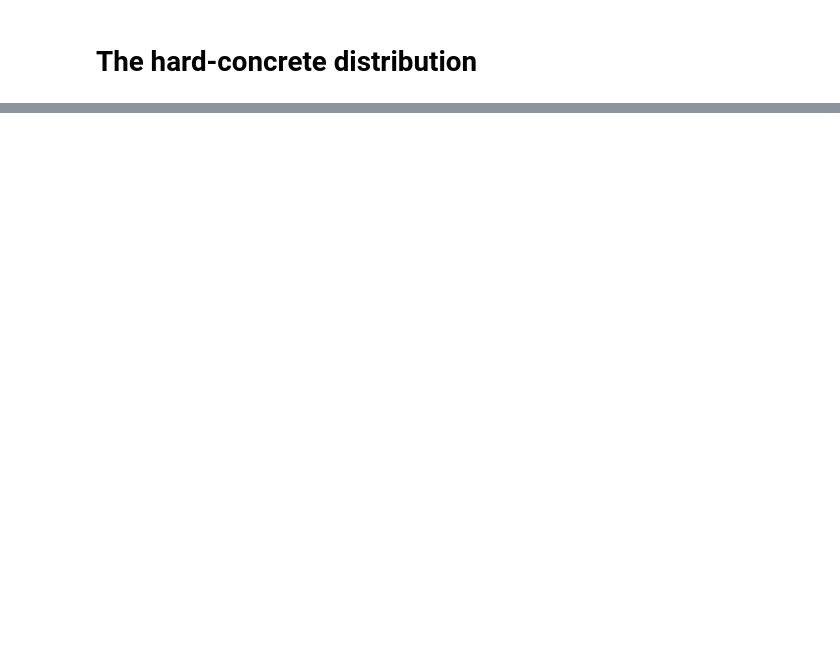
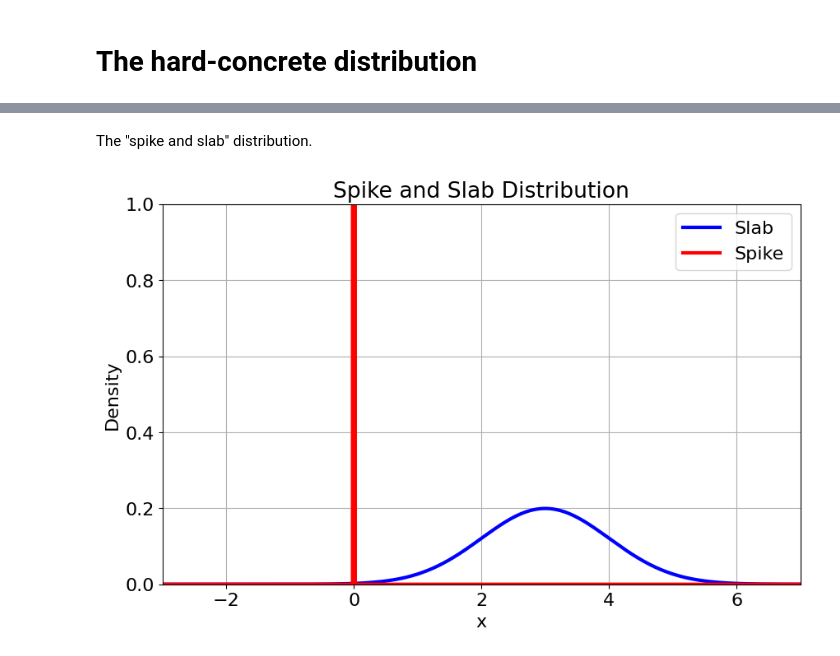
Before and after one commit to nicob15/Sparsifying-Parametric-Models-with-L0, a Jupyter notebook: Hard_concrete_distribution.ipynb, the cells around one changed output, grey strips where cells are left out. Saved outputs shown, nothing was run; the diff lists cells and outputs as text; code cells hidden in the pictures; blank space fills up the shorter version.

```diff
--- a/Hard_concrete_distribution.ipynb
+++ b/Hard_concrete_distribution.ipynb
@@ -10 +55,40 @@ import math
+# %% [markdown]
+The "spike and slab" distribution.
+# %%
+# Parameters for the spike and slab
+spike_location = 0
+spike_weight = 0.5
+slab_mean = 3.0
+slab_std = 1
+slab_weight = 1 - spike_weight
+
+# Generate x values
+x = np.linspace(-7, 7, 1000)
+
+# Spike component (Dirac delta function at zero, approximated by a very sharp peak)
+spike_height = spike_weight / 0.01
+spike = np.zeros_like(x)
+spike[np.abs(x - spike_location) < 0.01] = spike_height
+
+# Slab component (normal distribution)
+slab = slab_weight * norm.pdf(x, loc=slab_mean, scale=slab_std)
+
+# Combine spike and slab
+combined = spike + slab
+
+# Plotting
+plt.figure(figsize=(10, 6))
+plt.plot(x, slab, label='Slab', color='blue', linewidth=3)
+plt.plot(x, spike, label='Spike', color='red', linewidth=3)
+plt.grid(True)
+plt.ylim([0., 1.])
+plt.xlim([-3., 7.])
+plt.xlabel('x')
+plt.ylabel('Density')
+plt.title('Spike and Slab Distribution')
+plt.legend()
+
+plt.savefig('figures/spike_slab.png', bbox_inches='tight')
+# %% [output]
+[figure, added]
 # %%
```
Also changed, not shown: parts of 6 cells of this notebook.
